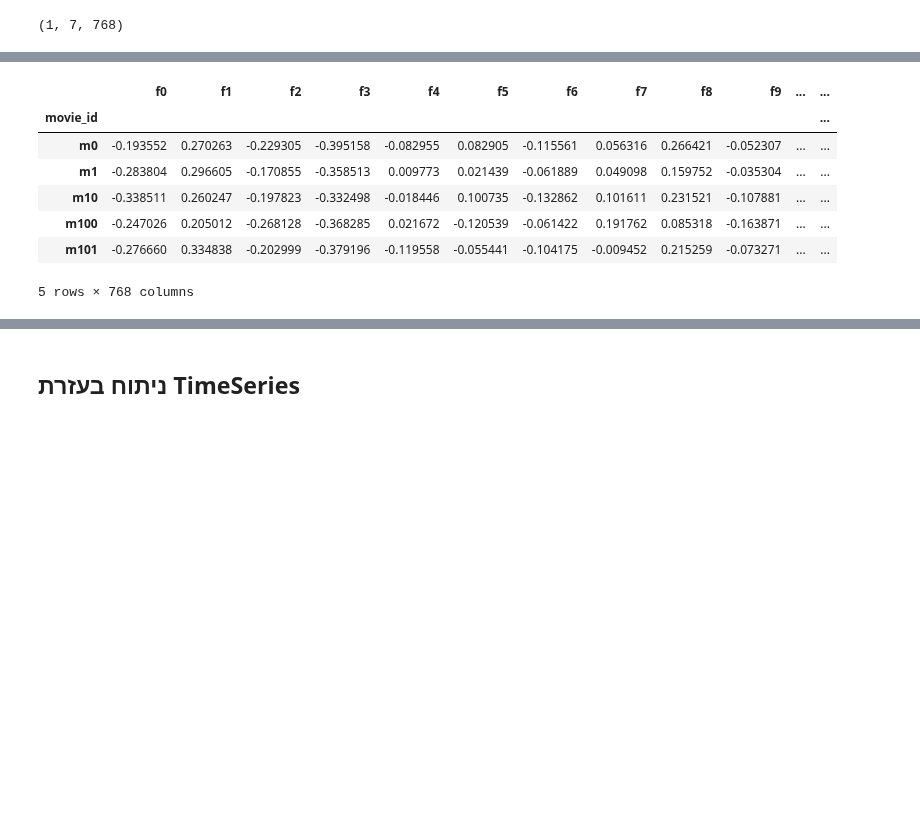
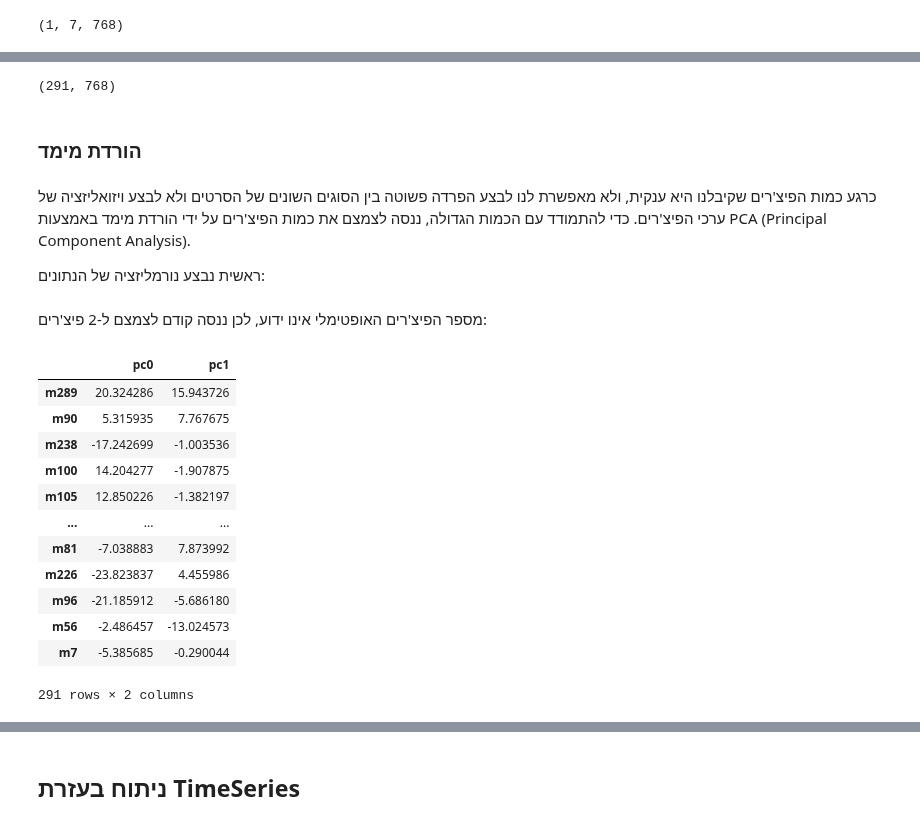
Before and after one commit to eitamyo/ou-workshop-project, a Jupyter notebook: sentimental-movie-classification.ipynb, the cells around one changed output, grey strips where cells are left out. Saved outputs shown, nothing was run; the diff lists cells and outputs as text; code cells hidden in the pictures; blank space fills up the shorter version.

```diff
--- a/sentimental-movie-classification.ipynb
+++ b/sentimental-movie-classification.ipynb
@@ -746,12 +759,13 @@ movie_emot_feats.shape
 # %%
-movie_avg_feats = movie_emot_feats.groupby('movie_id').agg(np.mean)
-movie_avg_feats.head()
+vc = movie_emot_feats.movie_id.value_counts()
+mid_filter = vc[vc >= 50].index
+movie_avg_feats = movie_emot_feats.groupby('movie_id').agg(np.mean).loc[mid_filter]
+movie_avg_feats.shape
 # %% [output]
-|  | f0 | f1 | f2 | f3 | f4 | f5 | f6 | f7 | f8 | f9 | ... | ... |
-| movie_id |  |  |  |  |  |  |  |  |  |  |  | ... |
-| m0 | -0.193552 | 0.270263 | -0.229305 | -0.395158 | -0.082955 | 0.082905 | -0.115561 | 0.056316 | 0.266421 | -0.052307 | ... | ... |
-| m1 | -0.283804 | 0.296605 | -0.170855 | -0.358513 | 0.009773 | 0.021439 | -0.061889 | 0.049098 | 0.159752 | -0.035304 | ... | ... |
-| m10 | -0.338511 | 0.260247 | -0.197823 | -0.332498 | -0.018446 | 0.100735 | -0.132862 | 0.101611 | 0.231521 | -0.107881 | ... | ... |
-| m100 | -0.247026 | 0.205012 | -0.268128 | -0.368285 | 0.021672 | -0.120539 | -0.061422 | 0.191762 | 0.085318 | -0.163871 | ... | ... |
-| m101 | -0.276660 | 0.334838 | -0.202999 | -0.379196 | -0.119558 | -0.055441 | -0.104175 | -0.009452 | 0.215259 | -0.073271 | ... | ... |
-5 rows × 768 columns
+(291, 768)
+# %% [markdown]
+### הורדת מימד
+# %% [markdown]
+כרגע כמות הפיצ'רים שקיבלנו היא ענקית, ולא מאפשרת לנו לבצע הפרדה פשוטה בין הסוגים השונים של הסרטים ולא לבצע ויזואליזציה של ערכי הפיצ'רים. כדי להתמודד עם הכמות הגדולה, ננסה לצמצם את כמות הפיצ'רים על ידי הורדת מימד באמצעות PCA (Principal Component Analysis).
+
+ראשית נבצע נורמליזציה של הנתונים:
@@ -758,8 +774,27 @@ movie_avg_feats.head()
+# %% [markdown]
+מספר הפיצ'רים האופטימלי אינו ידוע, לכן ננסה קודם לצמצם ל-2 פיצ'רים:
 # %%
 from sklearn.decomposition import PCA
+
 def do_pca(df, n_components):
-    pca = PCA(n_components = n_components)
+    pca = PCA(n_components=n_components)
     principal_components = pca.fit_transform(df)
-    return pd.DataFrame(data = principal_components, columns = ['pc%d' % i for i in range(n_components)], index=df.index)
+    cols = ['pc%d' % i for i in range(n_components)]
+    return pd.DataFrame(data=principal_components, columns=cols, index=df.index)
 
-bin_principal_df = do_pca(movie_avg_feats, 2)
+bin_principal_df = do_pca(movie_avg_feats_norm, 2)
+bin_principal_df
+# %% [output]
+|  | pc0 | pc1 |
+| m289 | 20.324286 | 15.943726 |
+| m90 | 5.315935 | 7.767675 |
+| m238 | -17.242699 | -1.003536 |
+| m100 | 14.204277 | -1.907875 |
+| m105 | 12.850226 | -1.382197 |
+| ... | ... | ... |
+| m81 | -7.038883 | 7.873992 |
+| m226 | -23.823837 | 4.455986 |
+| m96 | -21.185912 | -5.686180 |
+| m56 | -2.486457 | -13.024573 |
+| m7 | -5.385685 | -0.290044 |
+291 rows × 2 columns
```
Also changed, not shown: parts of 35 cells of this notebook.
